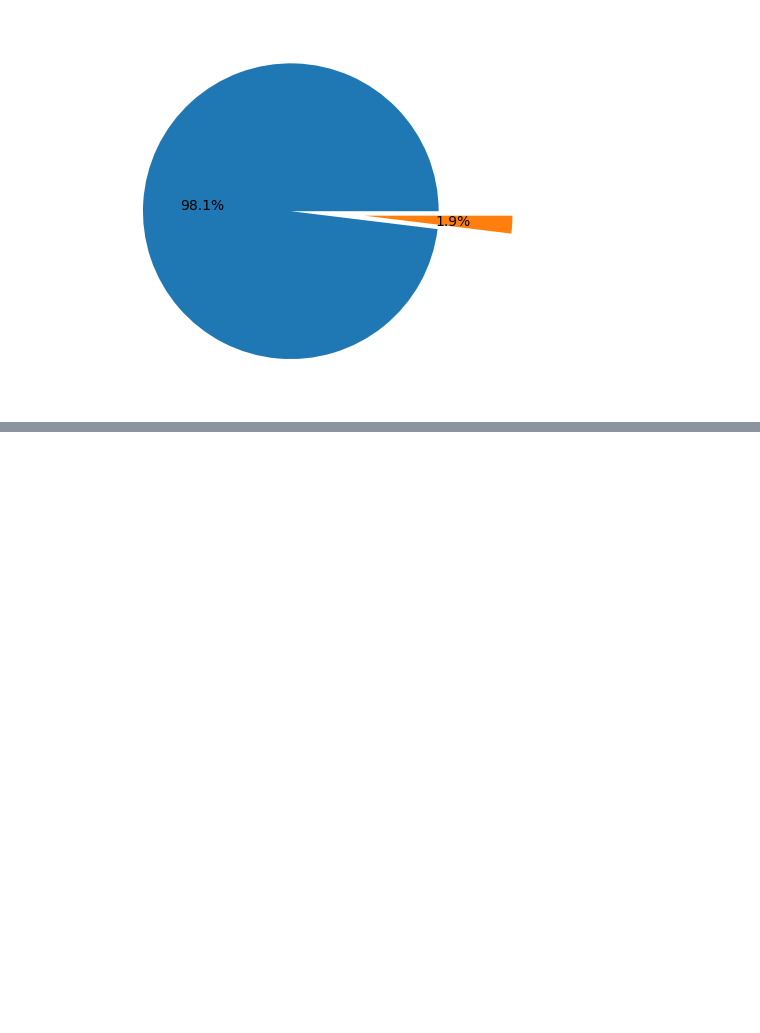
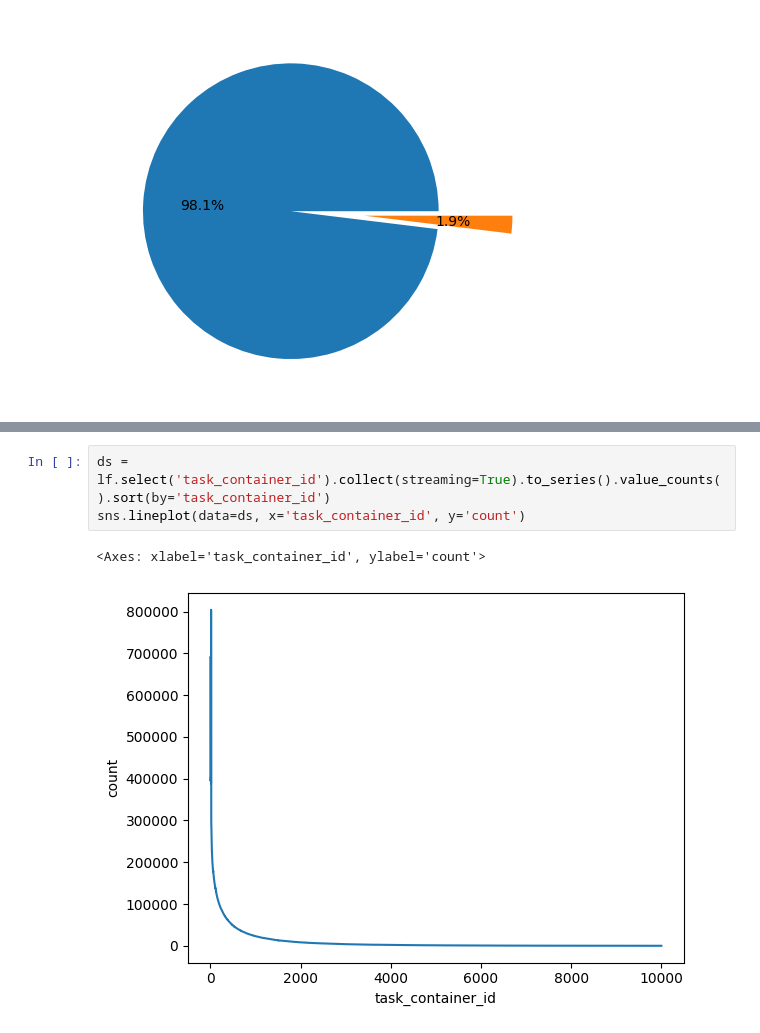
Before and after one commit to zinkin-s/MFTI_DS_Python_HW_3, a Jupyter notebook: notebook.ipynb, the cells around one changed output, grey strips where cells are left out. Drawn from its saved outputs; the diff is of its cells as text; blank space fills up the shorter version.

```diff
--- a/notebook.ipynb
+++ b/notebook.ipynb
@@ -175,0 +184,6 @@ plt.pie(x, autopct='%1.1f%%', explode=explode)
+# %%
+ds = lf.select('task_container_id').collect(streaming=True).to_series().value_counts().sort(by='task_container_id')
+sns.lineplot(data=ds, x='task_container_id', y='count')
+# %% [output]
+<Axes: xlabel='task_container_id', ylabel='count'>
+[figure, added]
```
Also changed, not shown: parts of 1 cell of this notebook.
